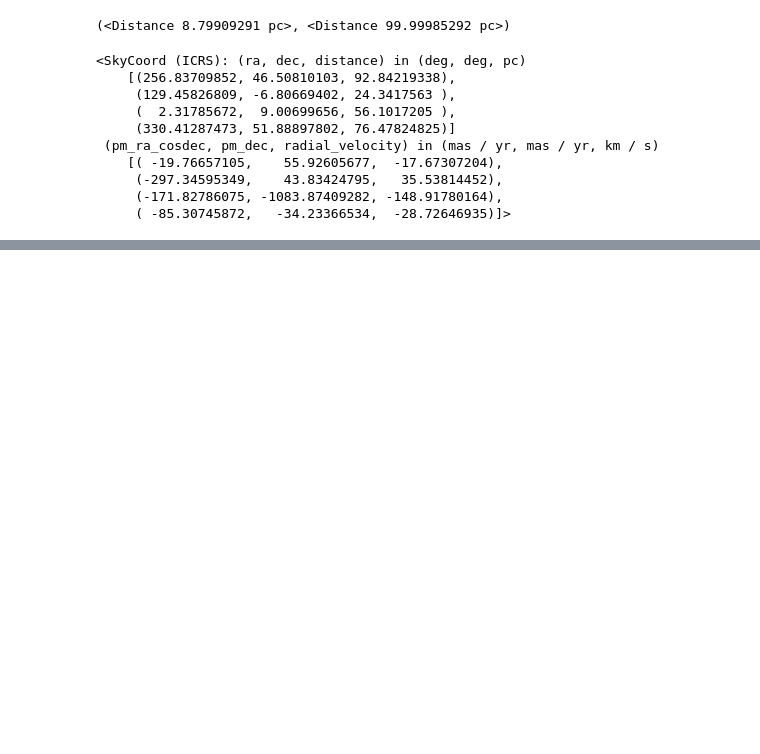
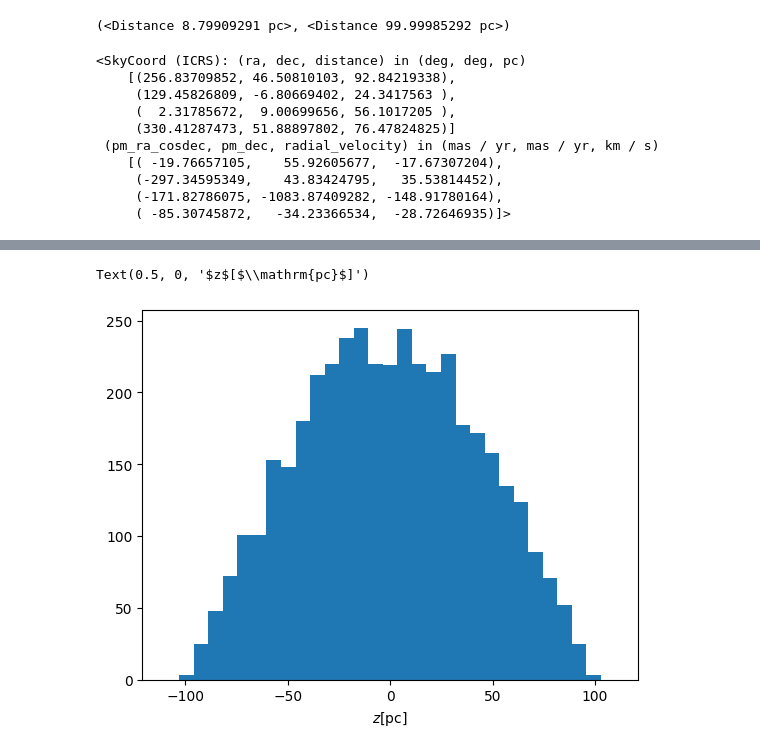
Before and after one commit to khalifardy/astropy_trial, a Jupyter notebook: gaia_galaksi_orbit.ipynb, the cells around one changed output, grey strips where cells are left out. Saved outputs shown, nothing was run; the diff lists cells and outputs as text; code cells hidden in the pictures; blank space fills up the shorter version.

```diff
--- a/gaia_galaksi_orbit.ipynb
+++ b/gaia_galaksi_orbit.ipynb
@@ -72,0 +91,2 @@ c[:4]
+# %%
+galcen = c.transform_to(coord.Galactocentric(z_sun=0*u.pc, galcen_distance=8.1*u.kpc))
@@ -72,0 +107,6 @@ c[:4]
+# %%
+plt.hist(galcen.z.value, bins=np.linspace(-110,110,32))
+plt.xlabel('$z$[{0:latex_inline}]'.format(galcen.z.unit))
+# %% [output]
+Text(0.5, 0, '$z$[$\\mathrm{pc}$]')
+[figure, added]
```
Also changed, not shown: parts of 20 cells of this notebook.
